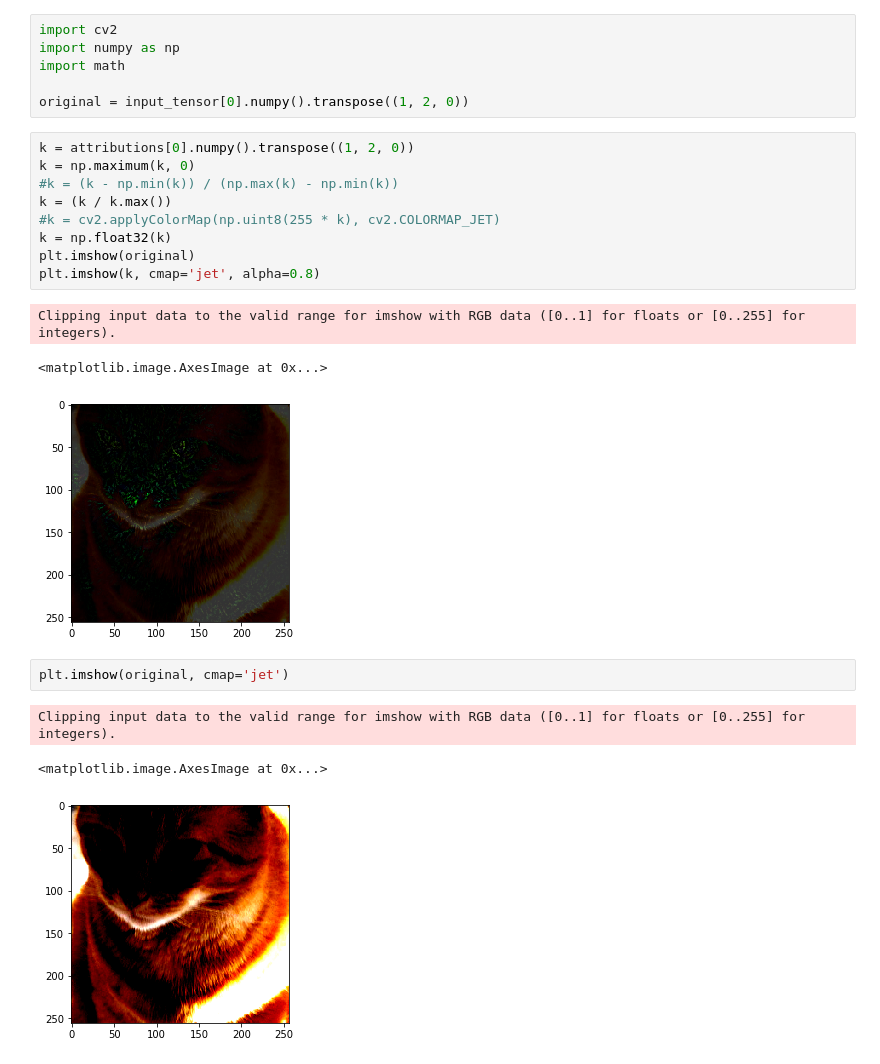
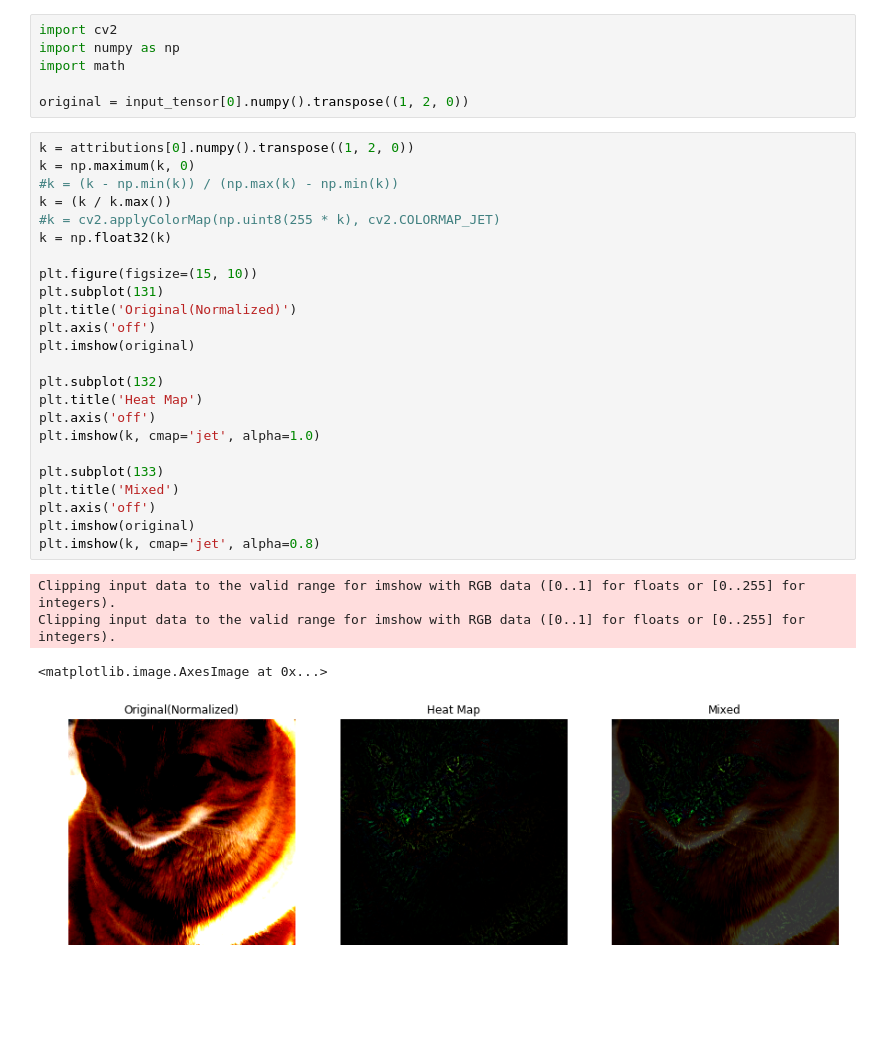
Before and after one commit to ymym3412/captum-experiment, a Jupyter notebook: Captum-experience.ipynb, the cells around one changed output. Saved outputs shown, nothing was run; the diff lists cells and outputs as text; blank space fills up the shorter version.

```diff
--- a/Captum-experience.ipynb
+++ b/Captum-experience.ipynb
@@ -540,19 +522,29 @@ original = input_tensor[0].numpy().transpose((1, 2, 0))
 # %%
 k = attributions[0].numpy().transpose((1, 2, 0))
 k = np.maximum(k, 0)
 #k = (k - np.min(k)) / (np.max(k) - np.min(k))
 k = (k / k.max())
 #k = cv2.applyColorMap(np.uint8(255 * k), cv2.COLORMAP_JET)
 k = np.float32(k)
+
+plt.figure(figsize=(15, 10))
+plt.subplot(131)
+plt.title('Original(Normalized)')
+plt.axis('off')
+plt.imshow(original)
+
+plt.subplot(132)
+plt.title('Heat Map')
+plt.axis('off')
+plt.imshow(k, cmap='jet', alpha=1.0)
+
+plt.subplot(133)
+plt.title('Mixed')
+plt.axis('off')
 plt.imshow(original)
 plt.imshow(k, cmap='jet', alpha=0.8)
 # %% [output]
 Clipping input data to the valid range for imshow with RGB data ([0..1] for floats or [0..255] for integers).
+Clipping input data to the valid range for imshow with RGB data ([0..1] for floats or [0..255] for integers).
 <matplotlib.image.AxesImage at 0x...>
-[figure, old version]
+[figure, new version]
-# %%
-plt.imshow(original, cmap='jet')
-# %% [output]
-Clipping input data to the valid range for imshow with RGB data ([0..1] for floats or [0..255] for integers).
-<matplotlib.image.AxesImage at 0x...>
-[figure, removed]
```
Also changed, not shown: parts of 1 cell of this notebook.
